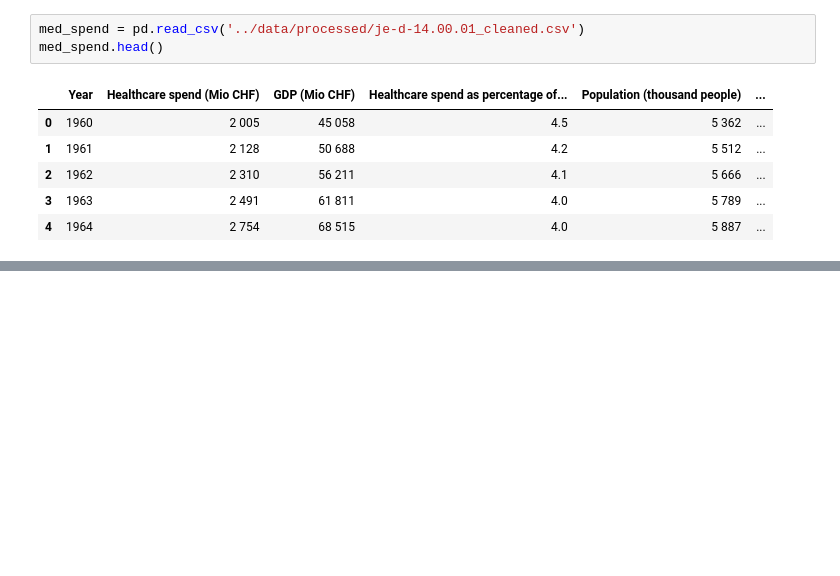
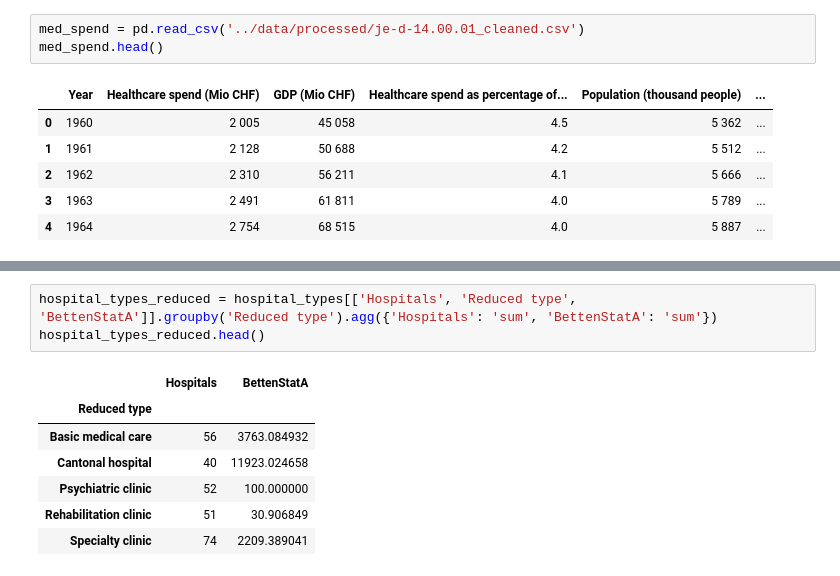
Before and after one commit to 111ark/swiss-hospital-occupancy, a Jupyter notebook: notebooks/Figures_for_introduction.ipynb, the cells around one changed output, grey strips where cells are left out. Saved outputs shown, nothing was run; the diff lists cells and outputs as text; blank space fills up the shorter version.

```diff
--- a/notebooks/Figures_for_introduction.ipynb
+++ b/notebooks/Figures_for_introduction.ipynb
@@ -28,0 +116,11 @@ fig.show()
+# %%
+hospital_types_reduced = hospital_types[['Hospitals', 'Reduced type', 'BettenStatA']].groupby('Reduced type').agg({'Hospitals': 'sum', 'BettenStatA': 'sum'})
+hospital_types_reduced.head()
+# %% [output]
+|  | Hospitals | BettenStatA |
+| Reduced type |  |  |
+| Basic medical care | 56 | 3763.084932 |
+| Cantonal hospital | 40 | 11923.024658 |
+| Psychiatric clinic | 52 | 100.000000 |
+| Rehabilitation clinic | 51 | 30.906849 |
+| Specialty clinic | 74 | 2209.389041 |
```
Also changed, not shown: parts of 10 cells of this notebook, 1 other file.
